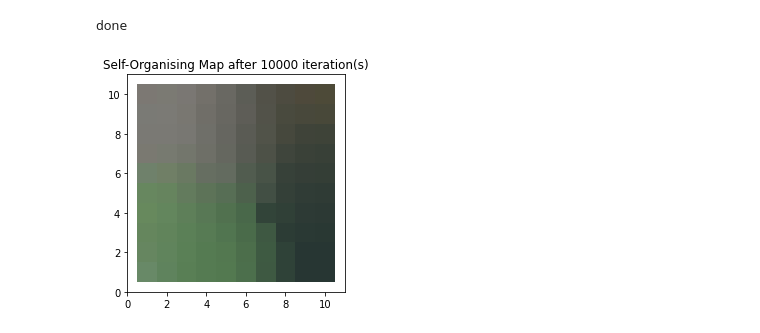
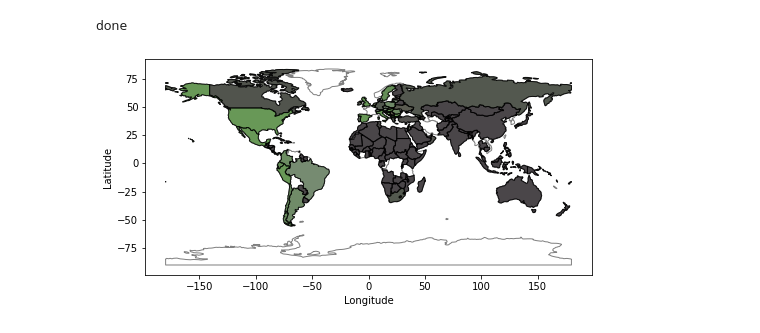
Before and after one commit to msalman-abid/Self-Organizing-Maps, a Jupyter notebook: SOM.ipynb, the cells around one changed output. Drawn from its saved outputs; the diff is of its cells as text; code cells hidden in the pictures.

Commit message:
Added worldmap visualization

```diff
--- a/SOM.ipynb
+++ b/SOM.ipynb
@@ -23,11 +35,12 @@ population = []
 to_drop = []
 # print(len(df_scaled.index))
 for index, row in df_scaled.iterrows():
-    # print(row[1]['Country_Region'])
+    # print(row['Country_Region'])
     if pycountry.countries.get(name=row['Country_Region']) != None:
         population.append(pypopulation.get_population_a3(pycountry.countries.get(name=row['Country_Region']).alpha_3))
         # print(index, row['Country_Region'])
         # print(pycountry.countries.get(name=row['Country_Region']).alpha_3)
+        # print(pycountry.countries.lookup("Russian Federation"))
     else:
         to_drop.append(index)
 
@@ -45,13 +58,13 @@ df_scaled['Recovered'] = (df_scaled['Recovered']) / (df_scaled['Population'])
 df_scaled = df_scaled[["Country_Region", "Confirmed", "Deaths", "Recovered"]]
 # print(df_scaled)
 
-df_scaled['Confirmed'] = (df_scaled['Confirmed'] - df_scaled['Confirmed'].min()) / (df_scaled['Confirmed'].max() - df_scaled['Confirmed'].min())
-df_scaled['Deaths'] = (df_scaled['Deaths'] - df_scaled['Deaths'].min()) / (df_scaled['Deaths'].max() - df_scaled['Deaths'].min())
-df_scaled['Recovered'] = (df_scaled['Recovered'] - df_scaled['Recovered'].min()) / (df_scaled['Recovered'].max() - df_scaled['Recovered'].min())
+# df_scaled['Confirmed'] = (df_scaled['Confirmed'] - df_scaled['Confirmed'].min()) / (df_scaled['Confirmed'].max() - df_scaled['Confirmed'].min())
+# df_scaled['Deaths'] = (df_scaled['Deaths'] - df_scaled['Deaths'].min()) / (df_scaled['Deaths'].max() - df_scaled['Deaths'].min())
+# df_scaled['Recovered'] = (df_scaled['Recovered'] - df_scaled['Recovered'].min()) / (df_scaled['Recovered'].max() - df_scaled['Recovered'].min())
 
-# df_scaled['Confirmed'] = (df_scaled['Confirmed']) / (df_scaled['Confirmed'].max())
-# df_scaled['Deaths'] = (df_scaled['Deaths']) / (df_scaled['Deaths'].max())
-# df_scaled['Recovered'] = (df_scaled['Recovered']) / (df_scaled['Recovered'].max())
+df_scaled['Confirmed'] = (df_scaled['Confirmed']) / (df_scaled['Confirmed'].max())
+df_scaled['Deaths'] = (df_scaled['Deaths']) / (df_scaled['Deaths'].max())
+df_scaled['Recovered'] = (df_scaled['Recovered']) / (df_scaled['Recovered'].max())
 # %%
 som_dim = (10, 10) # x, y dimensions
 learning_rate = 0.01
@@ -131,46 +144,85 @@ for m_iter in range(iterations):
 
 
     for row in range(som_dim[0]):
         for col in range(som_dim[1]):
 
             curr_neuron = neurons[row][col]
             curr_neuron_dist = math.dist(bmu_weights, curr_neuron)
 
             if (check_neighbour(BMU_ij, row, col, curr_radius)):
-                neurons_in_radius += 1
                 curr_neuron_infl = neighbour_influence(radius, curr_neuron_dist)
                 for w in range(data_dimensions):
                     updated_w = curr_learning_rate * \
                     curr_neuron_infl * (bmu_weights[w] - curr_neuron[w])
                     curr_neuron[w] += updated_w
 
 
     # if m_iter % 1000 == 0:
     # #     print(neurons_in_radius)
     #     drawColorMap(neurons, m_iter)
     #     # print(neurons)
     #     # break
 
 print("done")
 # for row in range(som_dim[0]):
 #         for col in range(som_dim[1]):
 #             neurons[row][col].append([])
+country_color = []
+for index, row in df_scaled.iterrows():
+    input_vec = row
+    country = input_vec.values.tolist()[0]
+    input_vec = input_vec.values.tolist()[1:]
+    dist = []
+    for row in range(som_dim[0]):
+        for col in range(som_dim[1]):
+            curr_neuron = neurons[row][col]
+            m_dist = math.dist(input_vec, curr_neuron[:data_dimensions])
+            # m_dist = manhattan_dist(input_vec, curr_neuron)
+            dist.append( ((row, col),m_dist))
 
-# for index, row in df_scaled.iterrows():
-#     input_vec = row
-#     country = input_vec.values.tolist()[0]
-#     input_vec = input_vec.values.tolist()[1:]
-#     dist = []
-#     for row in range(som_dim[0]):
-#         for col in range(som_dim[1]):
-#             curr_neuron = neurons[row][col]
-#             m_dist = math.dist(input_vec, curr_neuron[:data_dimensions])
-#             # m_dist = manhattan_dist(input_vec, curr_neuron)
-#             dist.append( ((row, col),m_dist))
+    BMU_ij, dist = min(dist, key=lambda x: x[1])
+    red, green, blue = neurons[BMU_ij[0]][BMU_ij[1]]
+    red, green, blue = hex(int(red*255))[2:], hex(int(green*255))[2:], hex(int(blue*255))[2:]
+    red, green, blue = ("0"*abs(len(red)-2)) + red, ("0"*abs(len(green)-2)) + green, ("0"*abs(len(blue)-2)) + blue
+    country_color.append((pycountry.countries.get(name=country).alpha_3, f"#{red}{green}{blue}"))
+# drawColorMap(neurons, iterations)
 
-#     BMU_ij, dist = min(dist, key=lambda x: x[1])
-#     neurons[BMU_ij[0]][BMU_ij[1]][-1].append(pycountry.countries.get(name=country).alpha_3)
-drawColorMap(neurons, iterations)
+
+world = gpd.read_file(gpd.datasets.get_path('naturalearth_lowres'))
+# print(country_color[0])
+def plotCountryPatch( axes, country_name, fcolor ):
+    # plot a country on the provided axes
+    nami = world[world.iso_a3 == country_name]
+    namigm = nami.__geo_interface__['features']  # geopandas's geo_interface
+    if namigm != []:
+        namig0 = {'type': namigm[0]['geometry']['type'], \
+              'coordinates': namigm[0]['geometry']['coordinates']}
+        axes.add_patch(PolygonPatch( namig0, fc=fcolor, ec="black", alpha=0.85, zorder=2 ))
+
+# plot the whole world
+#ax2 = world.plot( figsize=(8,4), edgecolor=u'gray', cmap='Set2' )
+
+# or plot Africa continent
+ax2 = world.plot(figsize=(8,8), edgecolor=u'gray', color=u"white")
+
+# then plot some countries on top
+# plotCountryPatch(ax2, 'Namibia', 'red')
+# plotCountryPatch(ax2, 'Libya', 'green')
+# plotCountryPatch(ax2, 'Pakistan', '#000000')
+
+for country, color in country_color:
+    # print(country)
+    plotCountryPatch(ax2, country, color)
+    # break
+
+
+# the place to plot additional vector data (points, lines)
+
+plt.ylabel('Latitude')
+plt.xlabel('Longitude')
+
+#ax2.axis('scaled')
+plt.show()
 # %% [output]
 done
-[figure, old version]
+[figure, new version]
```
Also changed, not shown: parts of 3 cells of this notebook, 1 other file.
